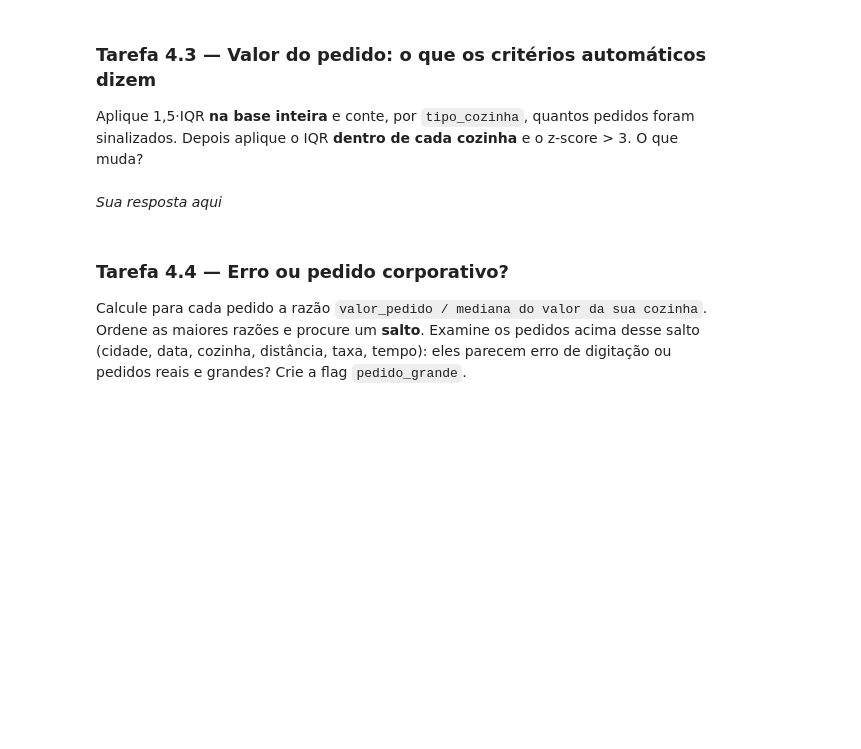
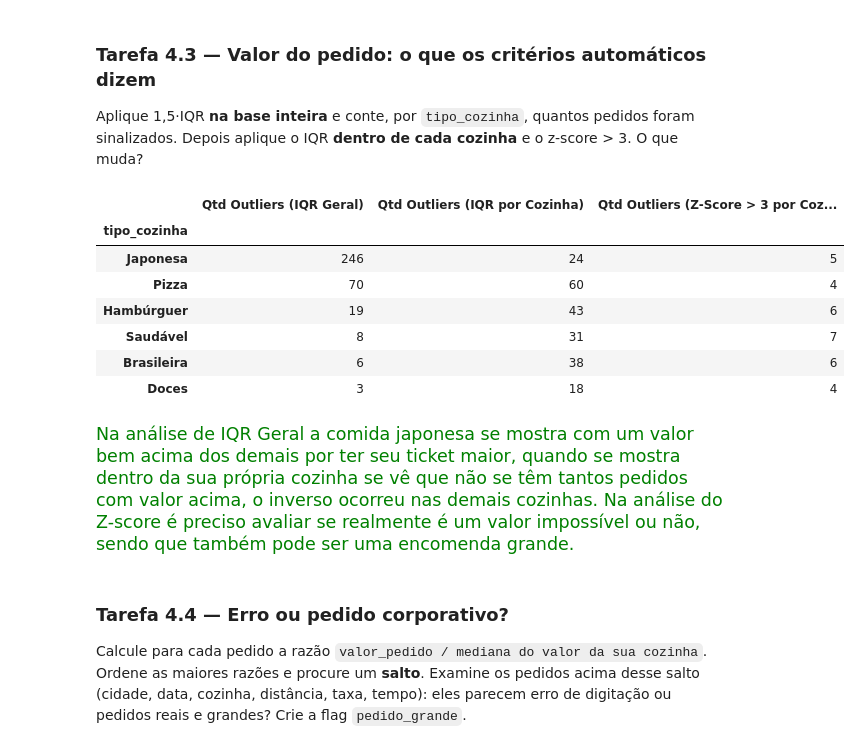
Before and after one commit to eduardoschlemer/TRABALHO-FINAL-ANALISE-EXPLORATORIA, a Jupyter notebook: projeto_final.ipynb, the cells around one changed output. Cells and saved outputs as stored; diff of their text form; code cells hidden in the pictures; blank space fills up the shorter version.

```diff
--- a/projeto_final.ipynb
+++ b/projeto_final.ipynb
@@ -690,9 +784,82 @@ Aplique os dois critérios da aula 4 — **z-score > 3** e **1,5·IQR** — em `
 ### Tarefa 4.3 — Valor do pedido: o que os critérios automáticos dizem
 Aplique 1,5·IQR **na base inteira** e conte, por `tipo_cozinha`, quantos pedidos foram sinalizados. Depois aplique o IQR **dentro de cada cozinha** e o z-score > 3. O que muda?
 # %%
-# Sua solução aqui
+# ETAPA 1: 1.5 * IQR na BASE INTEIRA para 'valor_pedido'
+# ==============================================================================
+q1_geral = df["valor_pedido"].quantile(0.25)
+q3_geral = df["valor_pedido"].quantile(0.75)
+iqr_geral = q3_geral - q1_geral
+
+limite_sup_geral = q3_geral + 1.5 * iqr_geral
+limite_inf_geral = q1_geral - 1.5 * iqr_geral
+
+# Criando a flag para outliers gerais de valor
+df["outlier_iqr_geral"] = (df["valor_pedido"] < limite_inf_geral) | (
+    df["valor_pedido"] > limite_sup_geral
+)
+
+
+# ==============================================================================
+# ETAPAS 2 e 3: IQR por COZINHA e Z-SCORE > 3 por COZINHA para 'valor_pedido'
+# ==============================================================================
+# Funções auxiliares adaptadas para a coluna valor_pedido
+def detectar_outlier_iqr_grupo(grupo):
+    q1 = grupo.quantile(0.25)
+    q3 = grupo.quantile(0.75)
+    iqr = q3 - q1
+    return (grupo < (q1 - 1.5 * iqr)) | (grupo > (q3 + 1.5 * iqr))
+
+
+def detectar_outlier_z_grupo(grupo):
+    z_scores = np.abs(stats.zscore(grupo, nan_policy="omit"))
+    return z_scores > 3
+
+
+# Aplicando as funções agrupadas por tipo_cozinha na coluna valor_pedido
+df["outlier_iqr_cozinha"] = df.groupby("tipo_cozinha")["valor_pedido"].transform(
+    detectar_outlier_iqr_grupo
+)
+df["outlier_z_cozinha"] = df.groupby("tipo_cozinha")["valor_pedido"].transform(
+    detectar_outlier_z_grupo
+)
+
+
+# ==============================================================================
+# MONTAGEM DA TABELA COMPARATIVA FINAL
+# ==============================================================================
+tabela_comparativa = (
+    df.groupby("tipo_cozinha")[
+        ["outlier_iqr_geral", "outlier_iqr_cozinha", "outlier_z_cozinha"]
+    ]
+    .sum()
+    .astype(int)
+)
+
+# Renomeando as colunas para o contexto de valor de pedido
+tabela_comparativa.columns = [
+    "Qtd Outliers (IQR Geral)",
+    "Qtd Outliers (IQR por Cozinha)",
+    "Qtd Outliers (Z-Score > 3 por Cozinha)",
+]
+
+# Ordenando pelas cozinhas com mais outliers gerais
+tabela_comparativa = tabela_comparativa.sort_values(
+    "Qtd Outliers (IQR Geral)", ascending=False
+)
+
+# Exibindo o resultado
+display(tabela_comparativa)
+# %% [output]
+|  | Qtd Outliers (IQR Geral) | Qtd Outliers (IQR por Cozinha) | Qtd Outliers (Z-Score > 3 por Coz... |
+| tipo_cozinha |  |  |  |
+| Japonesa | 246 | 24 | 5 |
+| Pizza | 70 | 60 | 4 |
+| Hambúrguer | 19 | 43 | 6 |
+| Saudável | 8 | 31 | 7 |
+| Brasileira | 6 | 38 | 6 |
+| Doces | 3 | 18 | 4 |
 # %% [markdown]
-*Sua resposta aqui*
+<span style="color:green; font-size:125%">Na análise de IQR Geral a comida japonesa se mostra com um valor bem acima dos demais por ter seu ticket maior, quando se mostra dentro da sua própria cozinha se vê que não se têm tantos pedidos com valor acima, o inverso ocorreu nas demais cozinhas. Na análise do Z-score é preciso avaliar se realmente é um valor impossível ou não, sendo que também pode ser uma encomenda grande.</span>
 # %% [markdown]
 ### Tarefa 4.4 — Erro ou pedido corporativo?
 Calcule para cada pedido a razão `valor_pedido / mediana do valor da sua cozinha`. Ordene as maiores razões e procure um **salto**. Examine os pedidos acima desse salto (cidade, data, cozinha, distância, taxa, tempo): eles parecem erro de digitação ou pedidos reais e grandes? Crie a flag `pedido_grande`.
```
Also changed, not shown: parts of 11 cells of this notebook.
